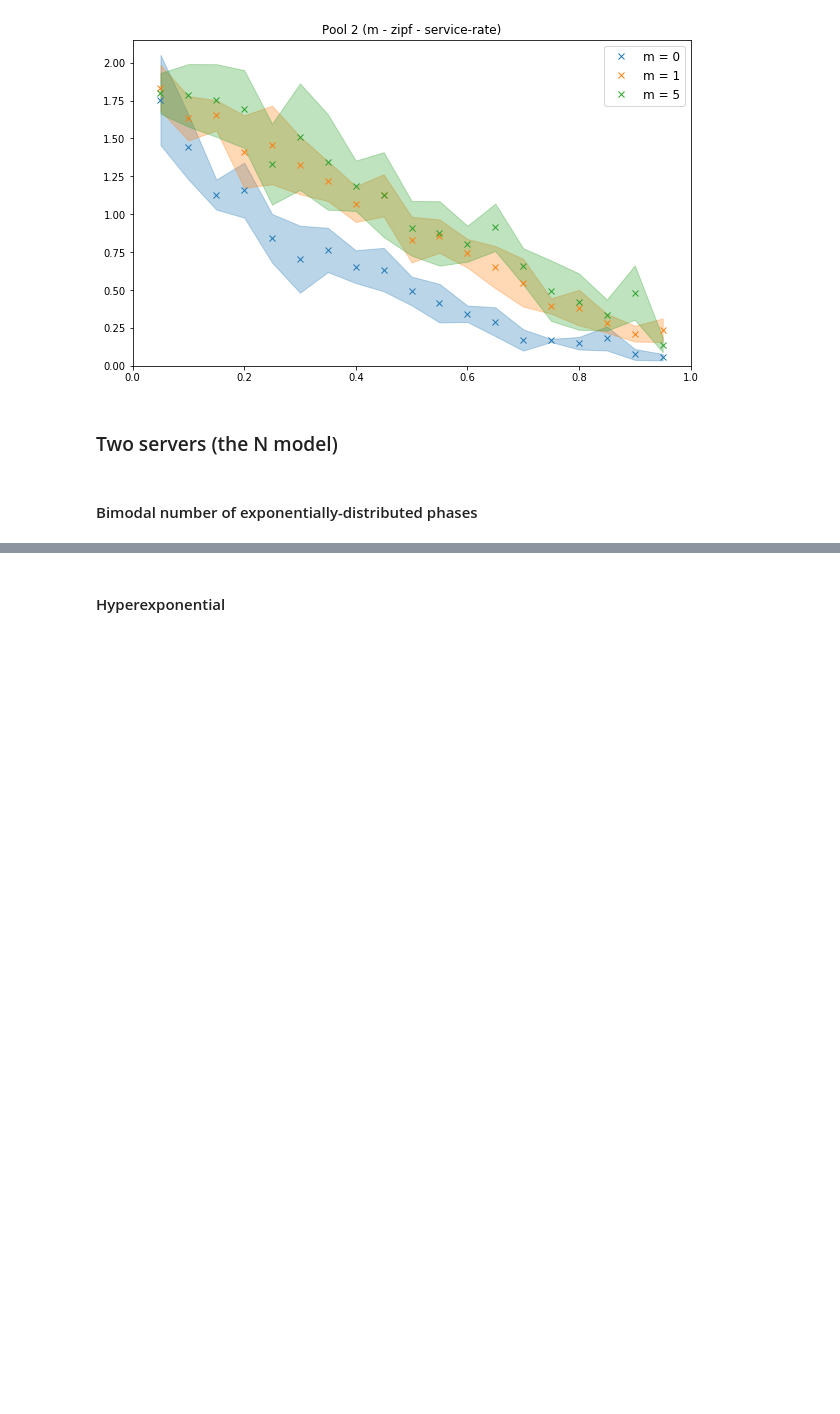
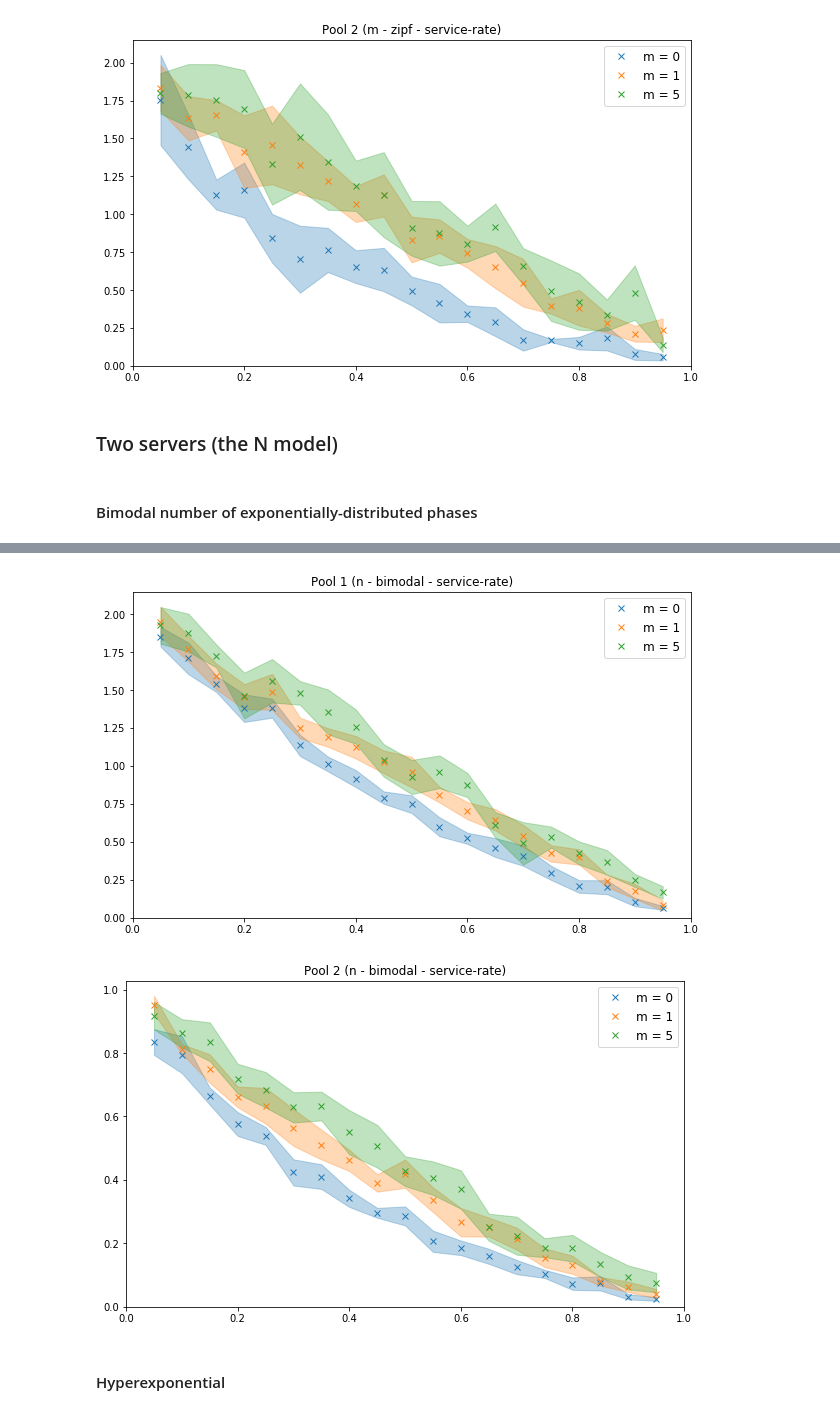
Before and after one commit to ccomte/phd-thesis, a Jupyter notebook: 7-job-scheduling/plot.ipynb, the cells around one changed output, grey strips where cells are left out. Saved outputs shown, nothing was run; the diff lists cells and outputs as text; code cells hidden in the pictures; blank space fills up the shorter version.

```diff
--- a/7-job-scheduling/plot.ipynb
+++ b/7-job-scheduling/plot.ipynb
@@ -92,2 +97,7 @@ toy_example('m', 'zipf', 'service-rate')
+# %%
+toy_example('n', 'bimodal', 'service-rate')
+# %% [output]
+[figure, added]
+[figure, added]
 # %% [markdown]
 #### Hyperexponential
```
Also changed, not shown: parts of 5 cells of this notebook, 8 other files.
